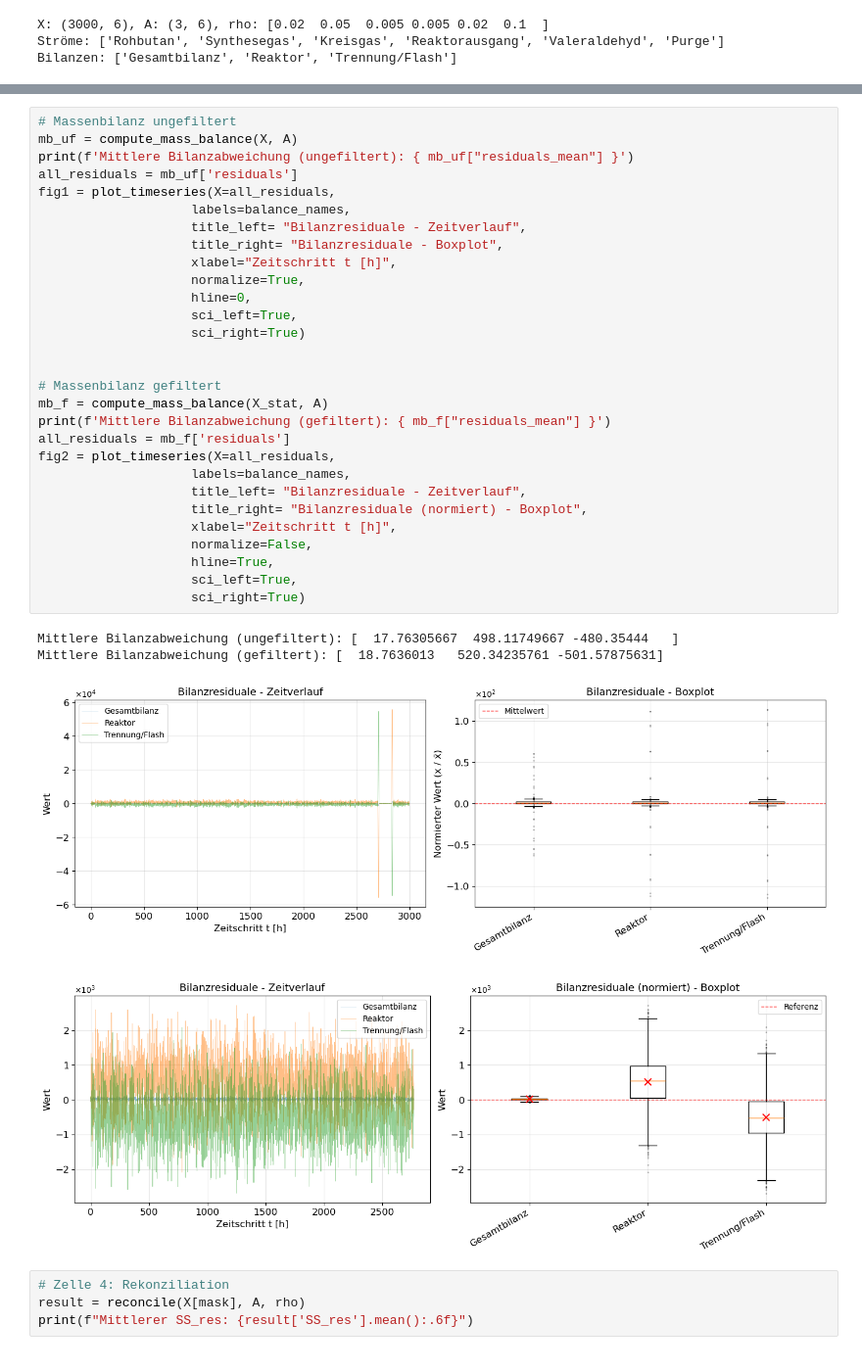
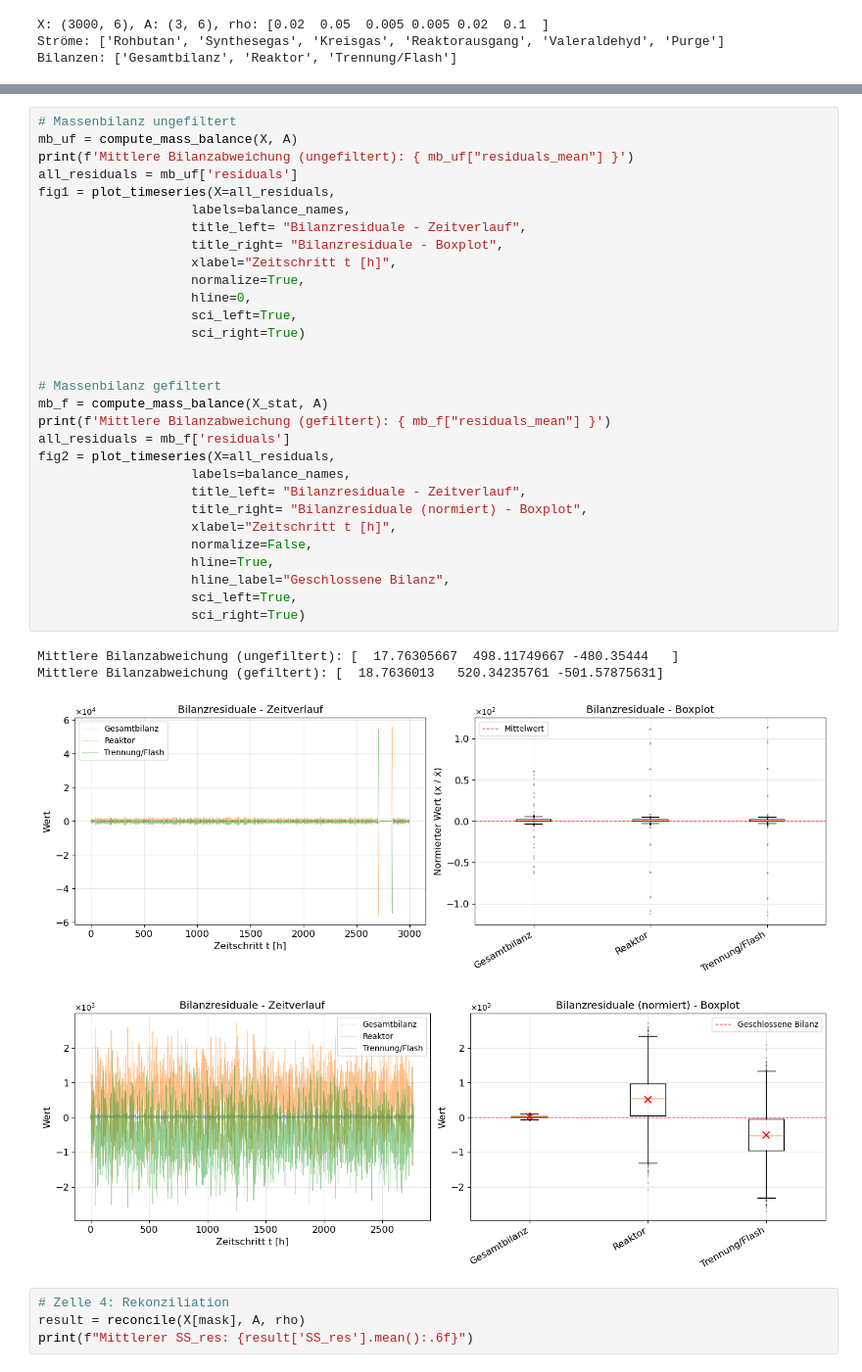
Before and after one commit to PhilippKretzschmar/data-reconciliation, a Jupyter notebook: notebooks/Untitled.ipynb, the cells around one changed output, grey strips where cells are left out. Shown at 98% size. Drawn from its saved outputs; the diff is of its cells as text.

```diff
--- a/notebooks/Untitled.ipynb
+++ b/notebooks/Untitled.ipynb
@@ -90,34 +83,35 @@ mb_uf = compute_mass_balance(X, A)
 print(f'Mittlere Bilanzabweichung (ungefiltert): { mb_uf["residuals_mean"] }')
 all_residuals = mb_uf['residuals']
 fig1 = plot_timeseries(X=all_residuals,
                     labels=balance_names,
                     title_left= "Bilanzresiduale - Zeitverlauf",
                     title_right= "Bilanzresiduale - Boxplot",
                     xlabel="Zeitschritt t [h]",
                     normalize=True,
                     hline=0,
                     sci_left=True,
                     sci_right=True)
 
 
 # Massenbilanz gefiltert
 mb_f = compute_mass_balance(X_stat, A)
 print(f'Mittlere Bilanzabweichung (gefiltert): { mb_f["residuals_mean"] }')
 all_residuals = mb_f['residuals']
 fig2 = plot_timeseries(X=all_residuals,
                     labels=balance_names,
                     title_left= "Bilanzresiduale - Zeitverlauf",
                     title_right= "Bilanzresiduale (normiert) - Boxplot",
                     xlabel="Zeitschritt t [h]",
                     normalize=False,
                     hline=True,
+                    hline_label="Geschlossene Bilanz",
                     sci_left=True,
                     sci_right=True)
 # %% [output]
 Mittlere Bilanzabweichung (ungefiltert): [  17.76305667  498.11749667 -480.35444   ]
 Mittlere Bilanzabweichung (gefiltert): [  18.7636013   520.34235761 -501.57875631]
 [figure]
-[figure, old version]
+[figure, new version]
 # %%
 # Zelle 4: Rekonziliation
 result = reconcile(X[mask], A, rho)
```
Also changed, not shown: parts of 2 cells of this notebook, 3 other files.
